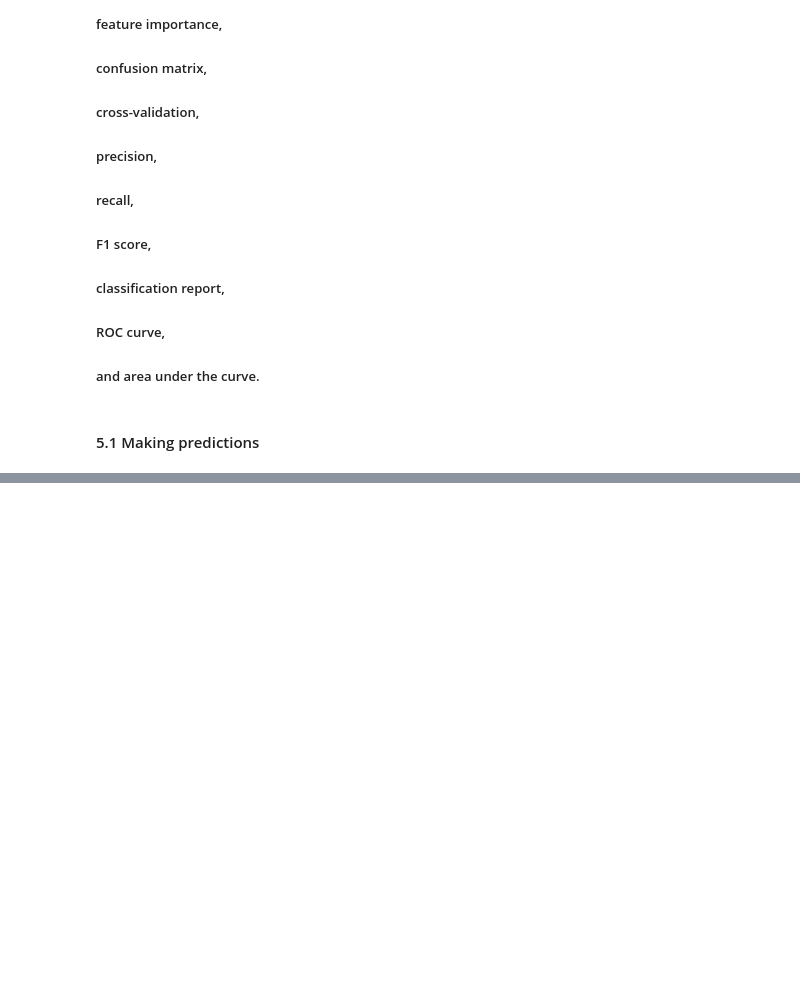
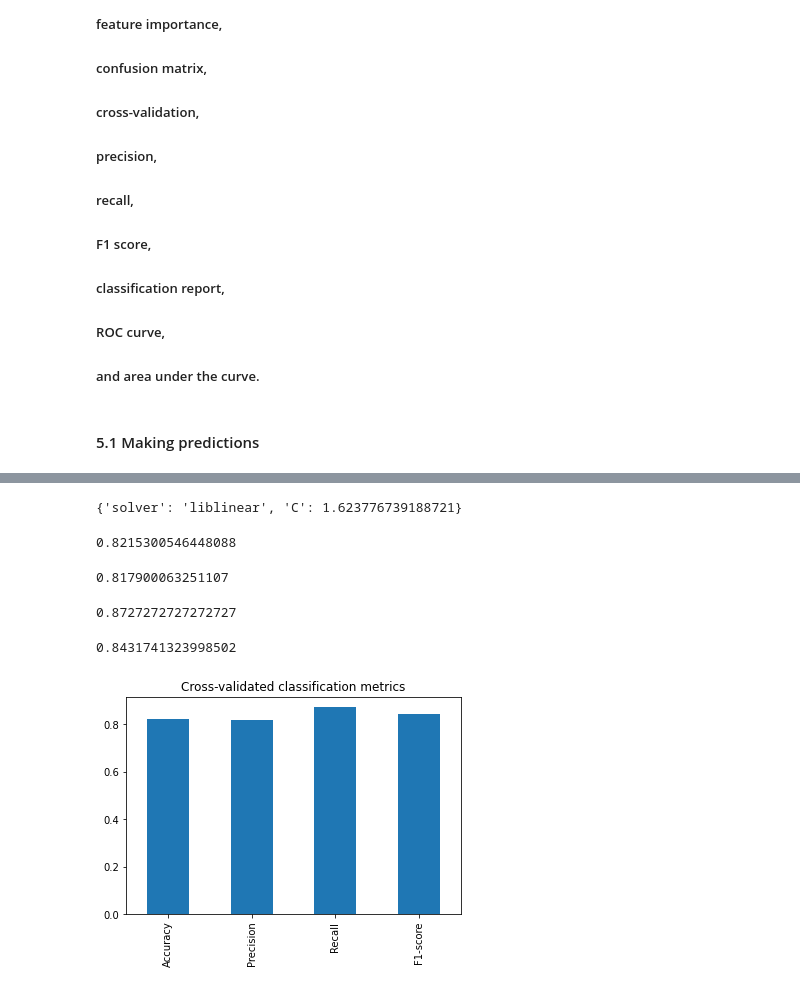
Before and after one commit to andnora/Python-Notes, a Jupyter notebook: Excercise-Supervised-Leaning-Classification.ipynb, the cells around one changed output, grey strips where cells are left out. Saved outputs shown, nothing was run; the diff lists cells and outputs as text; code cells hidden in the pictures; blank space fills up the shorter version.

```diff
--- a/Excercise-Supervised-Leaning-Classification.ipynb
+++ b/Excercise-Supervised-Leaning-Classification.ipynb
@@ -434,0 +467,8 @@ gs_log_reg.best_params_, gs_log_reg.score(X_test, y_test)
+# %%
+#The classification report will show precision, recall and F1-score.
+#They will be crossvalidated
+
+#Check the best hyperparameters
+rs_log_reg.best_params_
+# %% [output]
+{'solver': 'liblinear', 'C': 1.623776739188721}
@@ -434,0 +480,66 @@ gs_log_reg.best_params_, gs_log_reg.score(X_test, y_test)
+# %%
+#Crossvalidated accuracy
+cv_acc= cross_val_score(
+    clf,
+    X,
+    y,
+    cv= 5,
+    scoring= "accuracy"
+)
+cv_acc = np.mean(cv_acc)
+cv_acc
+# %% [output]
+0.8215300546448088
+# %%
+#Crossvalidated precision
+cv_precision= cross_val_score(
+    clf,
+    X,
+    y,
+    cv= 5,
+    scoring= "precision"
+)
+cv_precision=np.mean(cv_precision)
+cv_precision
+# %% [output]
+0.817900063251107
+# %%
+#Crossvalidated recall
+cv_recall= cross_val_score(
+    clf,
+    X,
+    y,
+    cv= 5,
+    scoring= "recall"
+)
+cv_recall=np.mean(cv_recall)
+cv_recall
+# %% [output]
+0.8727272727272727
+# %%
+#Crossvalidated F1-score
+cv_f1= cross_val_score(
+    clf,
+    X,
+    y,
+    cv= 5,
+    scoring= "f1"
+)
+cv_f1=np.mean(cv_f1)
+cv_f1
+# %% [output]
+0.8431741323998502
+# %%
+#Visualize crossvalidated metrics
+cv_metrics = pd.DataFrame(
+    {"Accuracy": cv_acc,
+    "Precision": cv_precision,
+    "Recall": cv_recall,
+    "F1-score": cv_f1},
+    index=[0])
+
+cv_metrics.T.plot.bar(
+    title="Cross-validated classification metrics",
+    legend=False);
+# %% [output]
+[figure, added]
```
Also changed, not shown: parts of 10 cells of this notebook.
